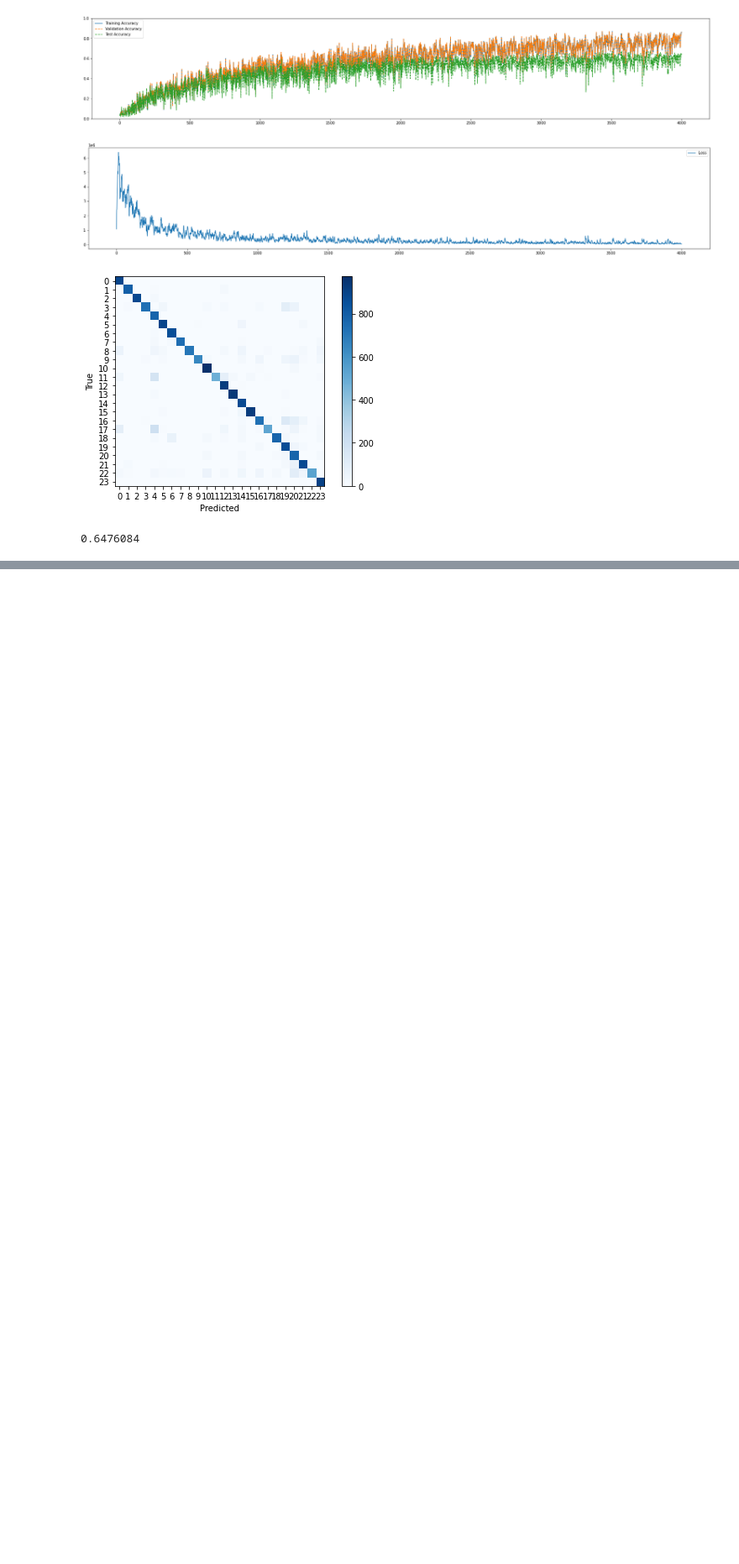
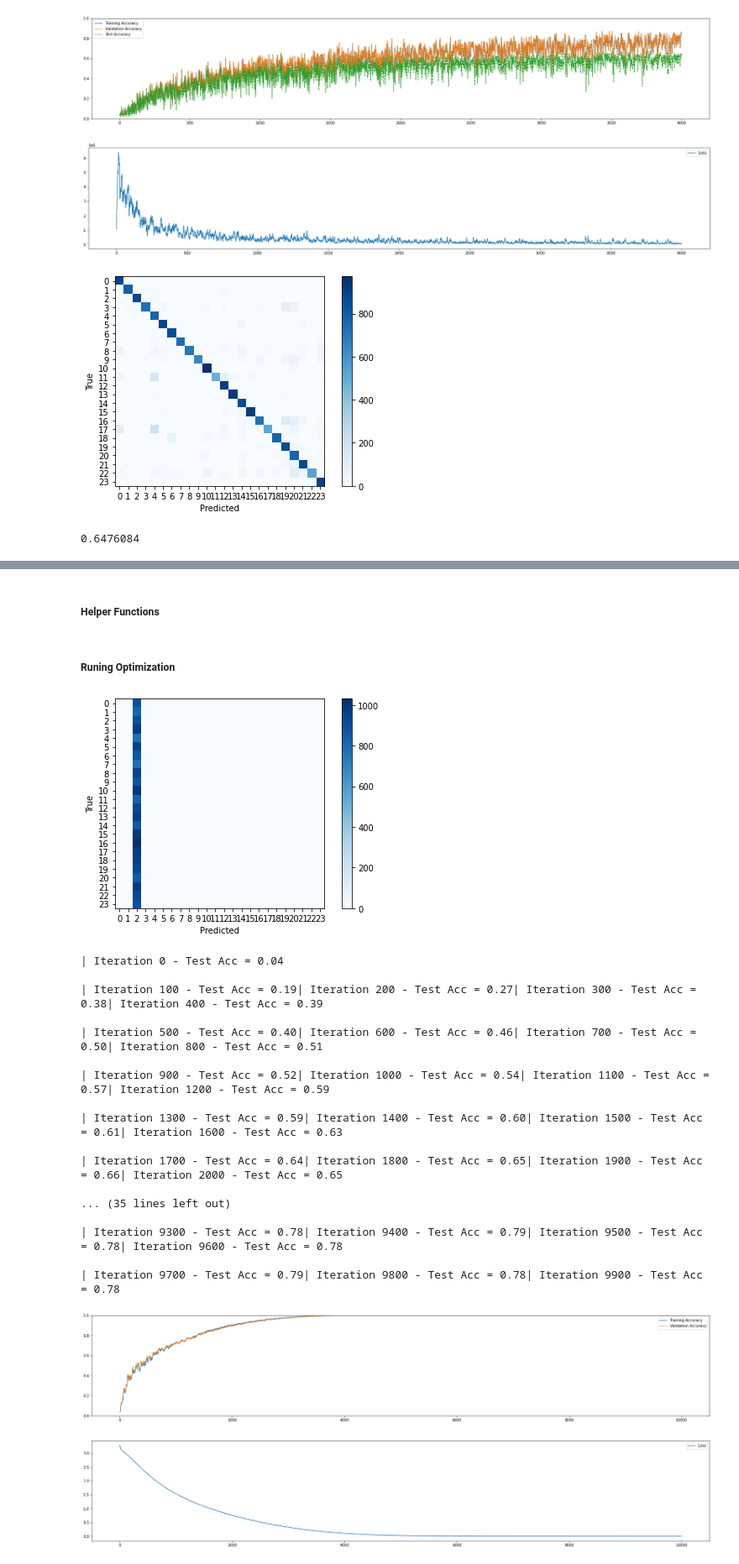
Before and after one commit to AminAlam/sign-language-Detector, a Jupyter notebook: Q01.ipynb, the cells around one changed output, grey strips where cells are left out. Shown at 84% size. Cells and saved outputs as stored; diff of their text form; code cells hidden in the pictures; blank space fills up the shorter version.

```diff
--- a/Q01.ipynb
+++ b/Q01.ipynb
@@ -645,0 +794,2 @@ print_confusion_matrix()
+# %% [markdown]
+##### Helper Functions
@@ -645,0 +858,41 @@ print_confusion_matrix()
+# %% [markdown]
+##### Runing Optimization
+# %%
+print_confusion_matrix()
+num_iterations = 10000
+[accs_train, accs_validation, loss] = optimize(num_iterations, feed_dict_train, feed_dict_validation)
+
+fig, axes = plt.subplots(1, 1, figsize=(30,5))
+plt.plot(np.linspace(1, num_iterations, num_iterations), accs_train, label='Training Accuracy')
+plt.plot(np.linspace(1, num_iterations, num_iterations), accs_validation, '--', label='Validation Accuracy')
+plt.ylim([0,1])
+plt.legend()
+plt.show()
+
+fig, axes = plt.subplots(1, 1, figsize=(30,5))
+plt.plot(np.linspace(1, num_iterations, num_iterations), loss, label='Loss')
+plt.legend()
+plt.show()
+
+print_confusion_matrix()
+# %% [output]
+[figure, added]
+| Iteration 0 - Test Acc = 0.04
+
+| Iteration 100 - Test Acc = 0.19| Iteration 200 - Test Acc = 0.27| Iteration 300 - Test Acc = 0.38| Iteration 400 - Test Acc = 0.39
+
+| Iteration 500 - Test Acc = 0.40| Iteration 600 - Test Acc = 0.46| Iteration 700 - Test Acc = 0.50| Iteration 800 - Test Acc = 0.51
+
+| Iteration 900 - Test Acc = 0.52| Iteration 1000 - Test Acc = 0.54| Iteration 1100 - Test Acc = 0.57| Iteration 1200 - Test Acc = 0.59
+
+| Iteration 1300 - Test Acc = 0.59| Iteration 1400 - Test Acc = 0.60| Iteration 1500 - Test Acc = 0.61| Iteration 1600 - Test Acc = 0.63
+
+| Iteration 1700 - Test Acc = 0.64| Iteration 1800 - Test Acc = 0.65| Iteration 1900 - Test Acc = 0.66| Iteration 2000 - Test Acc = 0.65
+
+... (35 lines left out)
+
+| Iteration 9300 - Test Acc = 0.78| Iteration 9400 - Test Acc = 0.79| Iteration 9500 - Test Acc = 0.78| Iteration 9600 - Test Acc = 0.78
+
+| Iteration 9700 - Test Acc = 0.79| Iteration 9800 - Test Acc = 0.78| Iteration 9900 - Test Acc = 0.78
+[figure, added]
+[figure, added]
```
Also changed, not shown: parts of 41 cells of this notebook, 1 other file.
